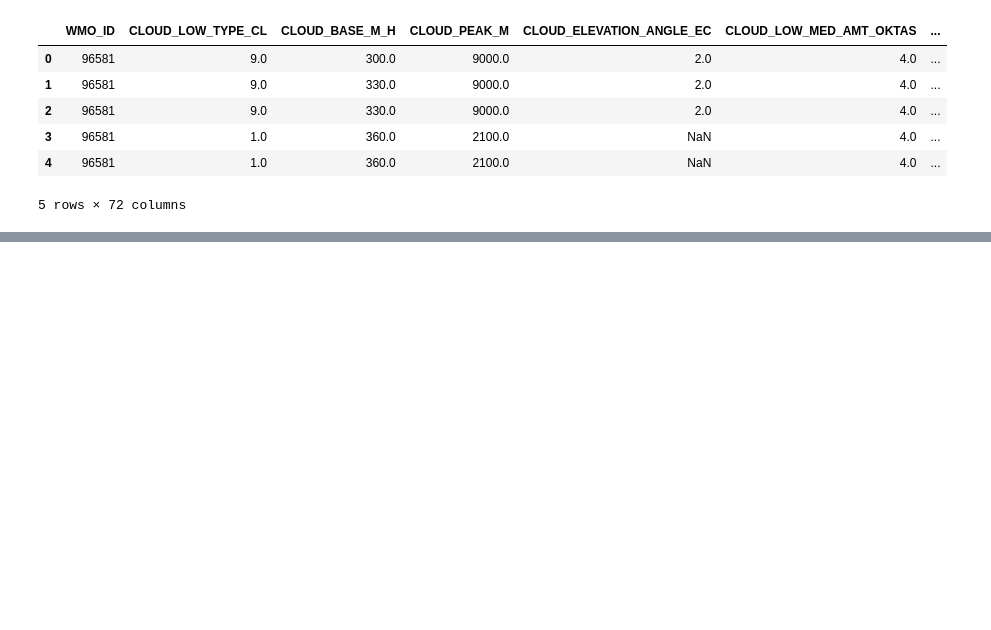
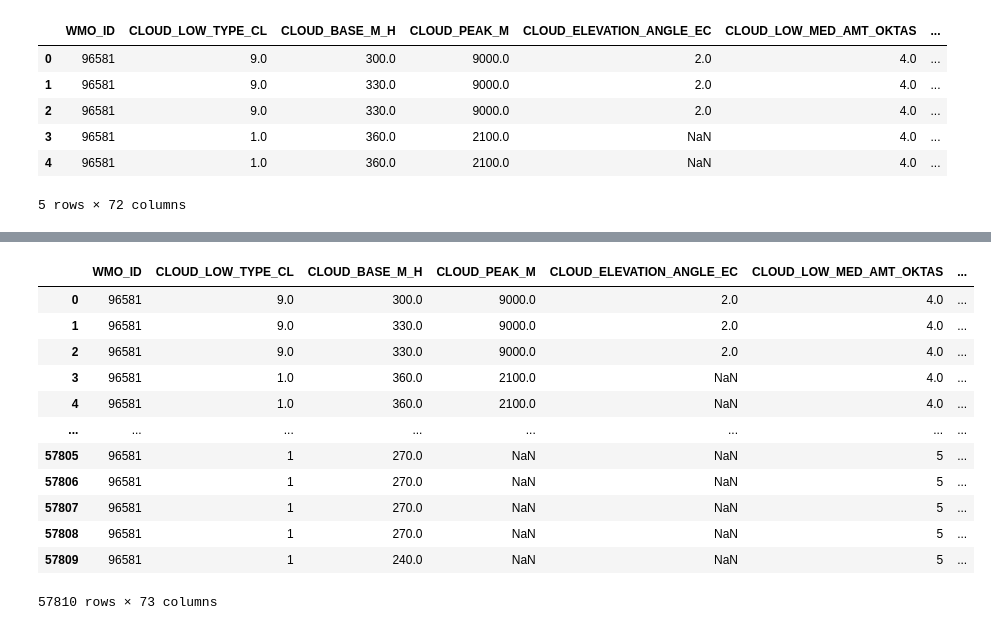
Before and after one commit to nadhifmf/csv-processing-python, a Jupyter notebook: Notebook_Oprek_CSV.ipynb, the cells around one changed output, grey strips where cells are left out. Saved outputs shown, nothing was run; the diff lists cells and outputs as text; code cells hidden in the pictures; blank space fills up the shorter version.

```diff
--- a/Notebook_Oprek_CSV.ipynb
+++ b/Notebook_Oprek_CSV.ipynb
@@ -149,0 +170,17 @@ df.head()
+# %%
+df['Station'] = 'Stasiun Meteorologi Supadio'
+df
+# %% [output]
+|  | WMO_ID | CLOUD_LOW_TYPE_CL | CLOUD_BASE_M_H | CLOUD_PEAK_M | CLOUD_ELEVATION_ANGLE_EC | CLOUD_LOW_MED_AMT_OKTAS | ... |
+| 0 | 96581 | 9.0 | 300.0 | 9000.0 | 2.0 | 4.0 | ... |
+| 1 | 96581 | 9.0 | 330.0 | 9000.0 | 2.0 | 4.0 | ... |
+| 2 | 96581 | 9.0 | 330.0 | 9000.0 | 2.0 | 4.0 | ... |
+| 3 | 96581 | 1.0 | 360.0 | 2100.0 | NaN | 4.0 | ... |
+| 4 | 96581 | 1.0 | 360.0 | 2100.0 | NaN | 4.0 | ... |
+| ... | ... | ... | ... | ... | ... | ... | ... |
+| 57805 | 96581 | 1 | 270.0 | NaN | NaN | 5 | ... |
+| 57806 | 96581 | 1 | 270.0 | NaN | NaN | 5 | ... |
+| 57807 | 96581 | 1 | 270.0 | NaN | NaN | 5 | ... |
+| 57808 | 96581 | 1 | 270.0 | NaN | NaN | 5 | ... |
+| 57809 | 96581 | 1 | 240.0 | NaN | NaN | 5 | ... |
+57810 rows × 73 columns
```
Also changed, not shown: parts of 2 cells of this notebook.
